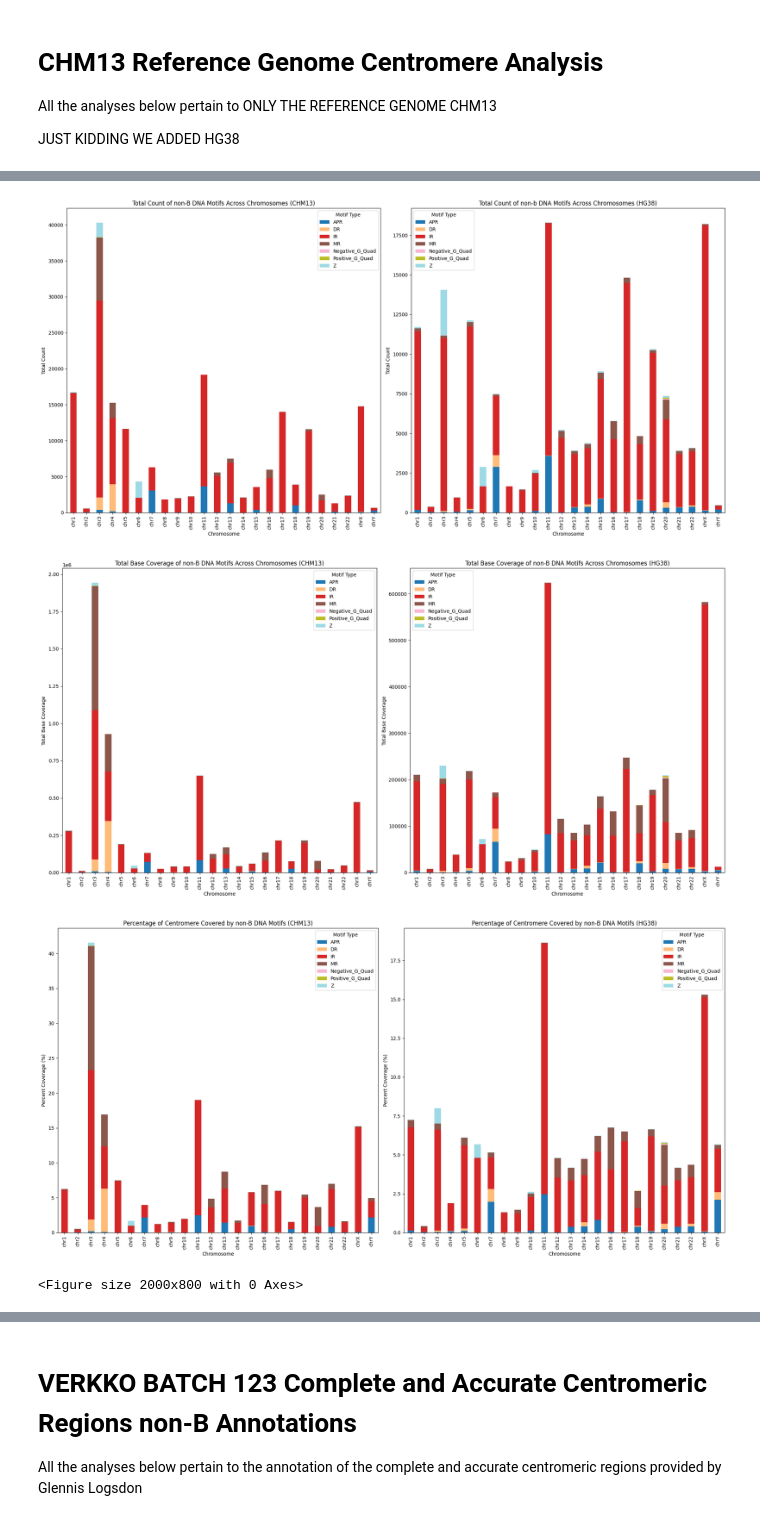
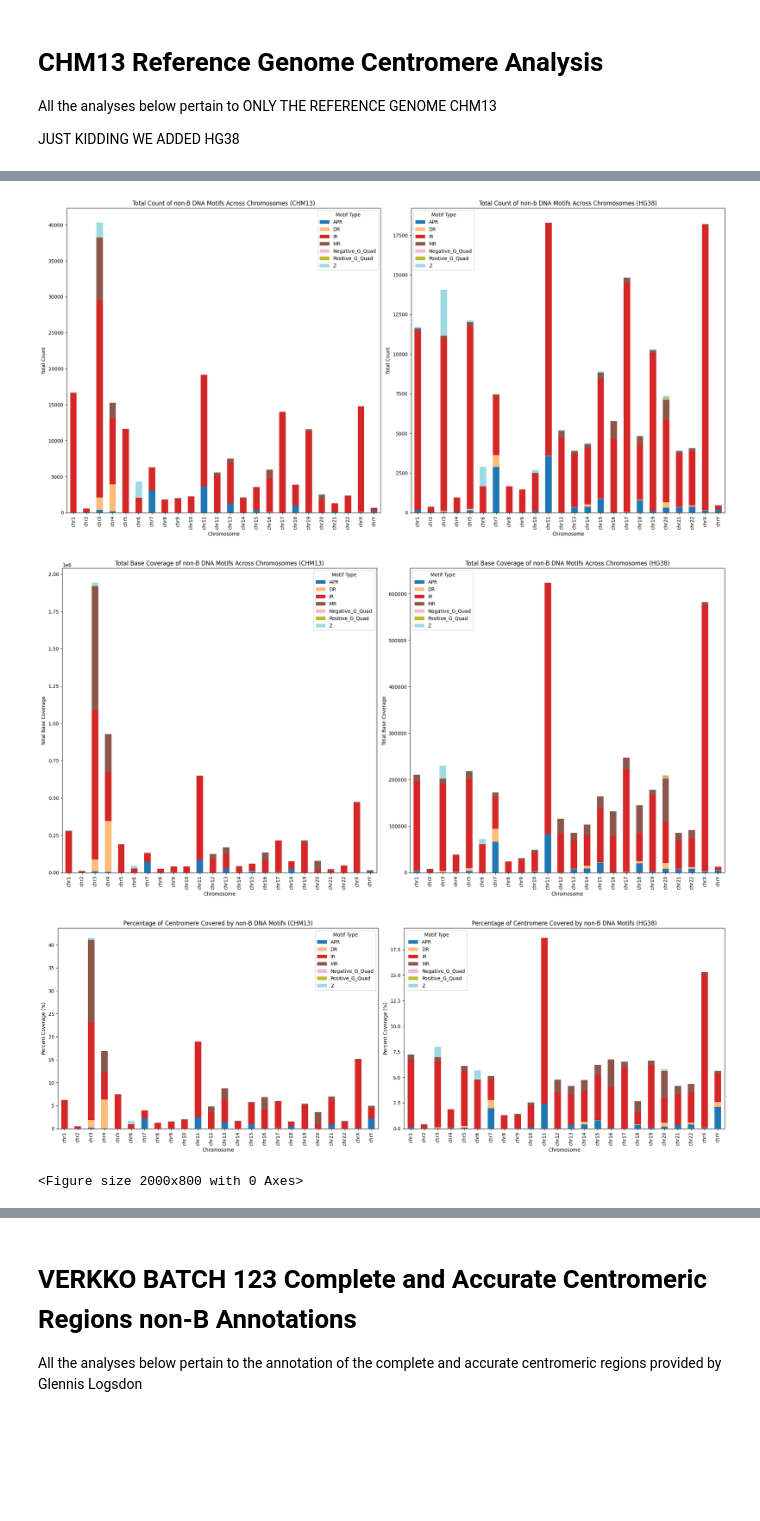
Before and after one commit to alexturcoo/PhasedHapAssembly-nonB, a Jupyter notebook: analysis_scripts/centromere_analysis.ipynb, the cells around one changed output, grey strips where cells are left out. Cells and saved outputs as stored; diff of their text form; code cells hidden in the pictures; blank space fills up the shorter version.

```diff
--- a/analysis_scripts/centromere_analysis.ipynb
+++ b/analysis_scripts/centromere_analysis.ipynb
@@ -74,15 +74,17 @@ for i, v in enumerate(total_counts):
 plt.subplot(2, 2, 4)
 total_bases_covered = combined_df.groupby('Genome')['Total Bases Covered'].sum()
 bases_bar = total_bases_covered.plot(kind='bar', color=['green', 'yellow'])
-bases_bar.set_title('Total Bases Covered by non-B DNA Motifs Across All Centromeres (CHM13 vs HG38)')
+bases_bar.set_title('Total Bases Covered by non-B DNA Motifs Across All Centromeres')
 bases_bar.set_xlabel('Genome')
 bases_bar.set_ylabel('Total Bases Covered (Mb)')
 
 # Add value labels for total bases covered
 for i, v in enumerate(total_bases_covered):
-    bases_bar.text(i, v, f'{v/1e6:.1f} Mb', ha='center', va='bottom')
+    bases_bar.text(i, v, f'{v/1} Mb', ha='center', va='bottom')
 
 plt.tight_layout()
+plt.savefig('/home/alextu/projects/def-sushant/verkko_batch123_nonB_annotations_aligned_july2024/imgs/chm13_hg38_base_coverage_centromere.pdf', bbox_inches='tight')
+
 plt.show()
 
 print(summary_table)
@@ -251,7 +387,7 @@ plt.tight_layout()
 plt.show()
 
 # Plot percentage of centromere covered by motifs side by side for CHM13 and HG38
-plt.figure(figsize=(20, 10))
+plt.figure(figsize=(20, 7))
 
 plt.subplot(1, 2, 1)
 chm13_percent_plot = chm13_df.groupby(['Chromosome', 'Motif Type'], observed=False)['Percent Coverage'].sum().unstack().plot(kind='bar', stacked=True, ax=plt.gca(), colormap='tab20')
@@ -266,35 +402,38 @@ plt.xlabel('Chromosome')
 plt.ylabel('Percent Coverage (%)')
 
 plt.tight_layout()
+plt.savefig('/home/alextu/projects/def-sushant/verkko_batch123_nonB_annotations_aligned_july2024/imgs/chm13_hg38_base_coverage_centromere_chromosome.pdf', bbox_inches='tight')
+
 plt.show()
 
 # Group by Chromosome and Genome, summing the Percent Coverage for all features in each chromosome
 chm13_chromosome_percent = chm13_df.groupby('Chromosome', observed=True)['Percent Coverage'].sum()
 hg38_chromosome_percent = hg38_df.groupby('Chromosome', observed=True)['Percent Coverage'].sum()
 
 # Create a dataframe for easy comparison
 percent_df = pd.DataFrame({
     'CHM13': chm13_chromosome_percent,
     'HG38': hg38_chromosome_percent
 })
 
 # Plot side-by-side comparison for each chromosome
 plt.figure(figsize=(20, 8))
 percent_df.plot(kind='bar', figsize=(16, 6), color=['skyblue', 'lightgreen'])
 plt.title('Total Percentage of Centromere Covered by Motifs (CHM13 vs HG38)')
 plt.xlabel('Chromosome')
 plt.ylabel('Total Percent Coverage (%)')
 plt.xticks(rotation=45)
 plt.legend(title='Genome')
 
 
 
 plt.tight_layout()
+
 plt.show()
 # %% [output]
 [figure]
 [figure]
-[figure, old version]
+[figure, new version]
 <Figure size 2000x800 with 0 Axes>
 [figure]
 # %% [markdown]
```
Also changed, not shown: parts of 11 cells of this notebook, 7 other files.
